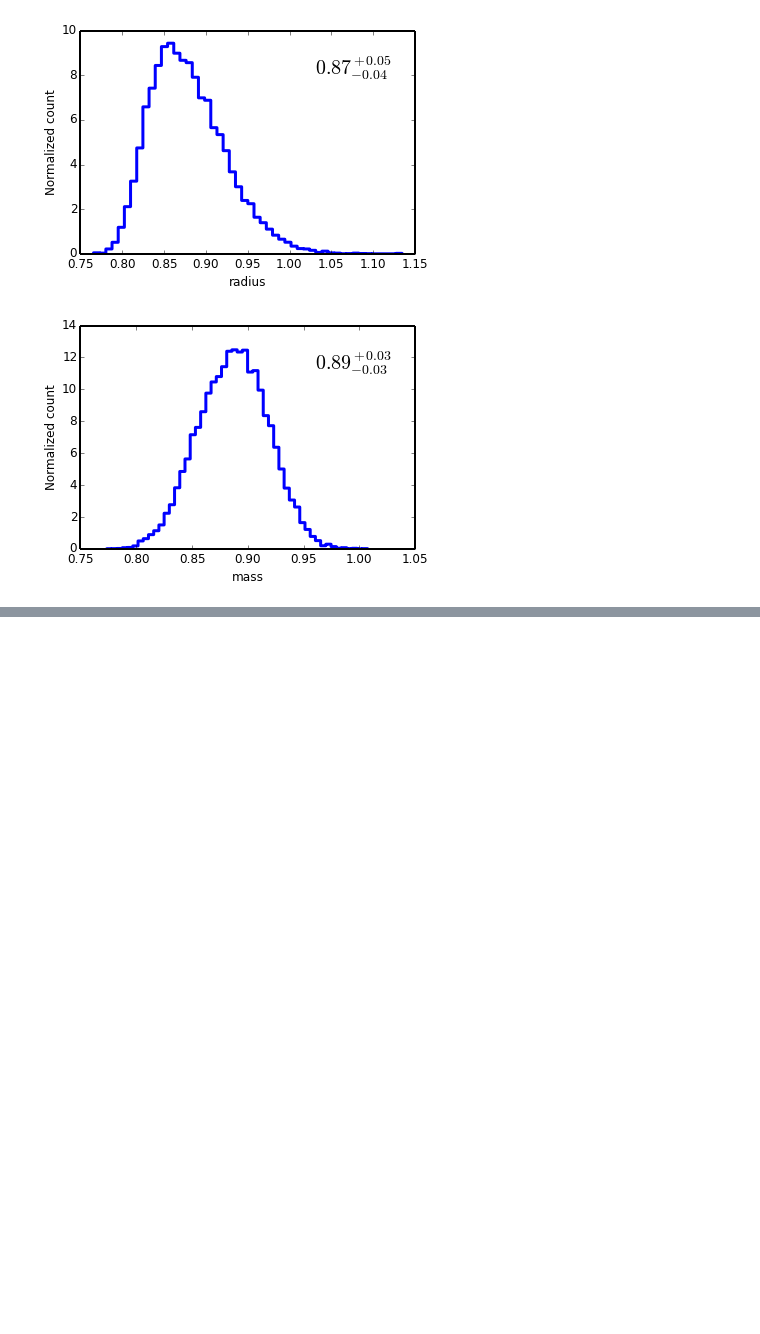
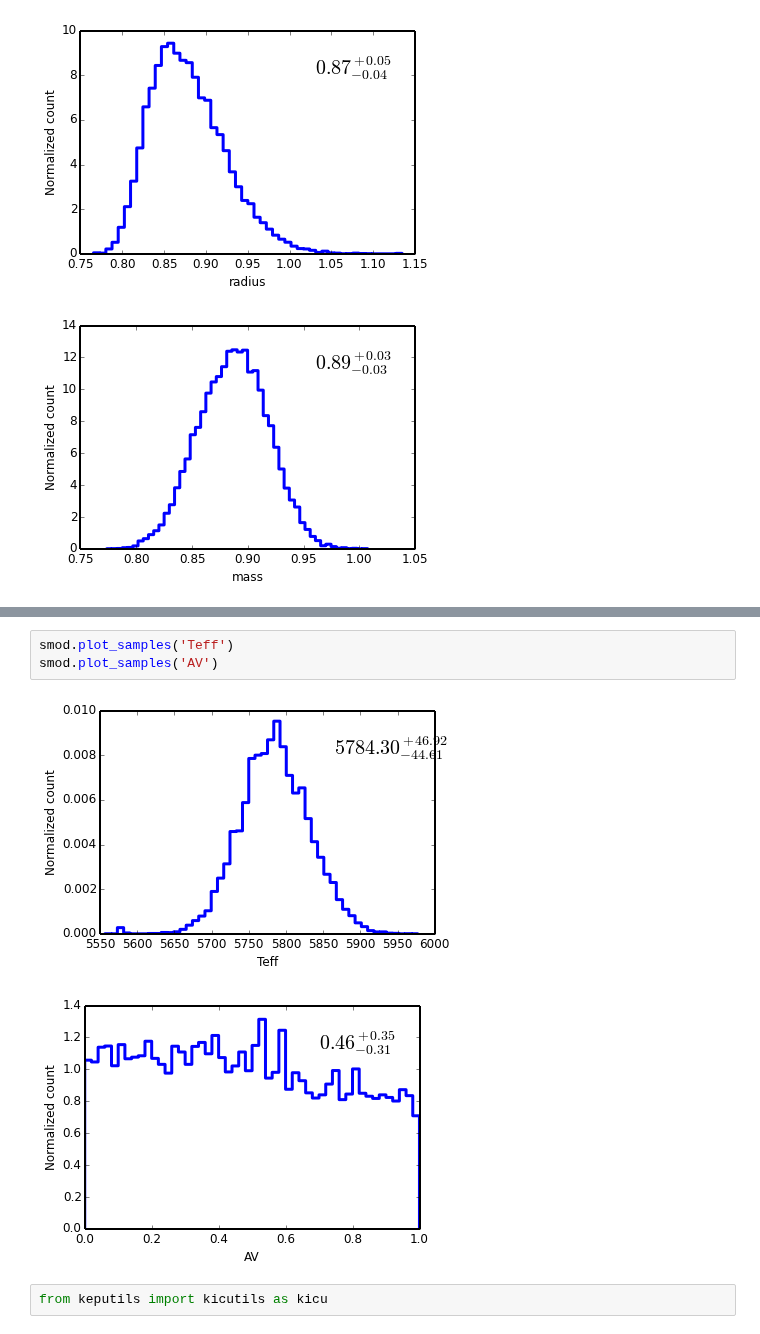
Before and after one commit to timothydmorton/isochrones, a Jupyter notebook: demo.ipynb, the cells around one changed output, grey strips where cells are left out. Drawn from its saved outputs; the diff is of its cells as text; blank space fills up the shorter version.

```diff
--- a/demo.ipynb
+++ b/demo.ipynb
@@ -97,0 +160,8 @@ mod.plot_samples('mass')
+# %%
+smod.plot_samples('Teff')
+smod.plot_samples('AV')
+# %% [output]
+[figure, added]
+[figure, added]
+# %%
+from keputils import kicutils as kicu
```
Also changed, not shown: parts of 20 cells of this notebook, 1 other file.
